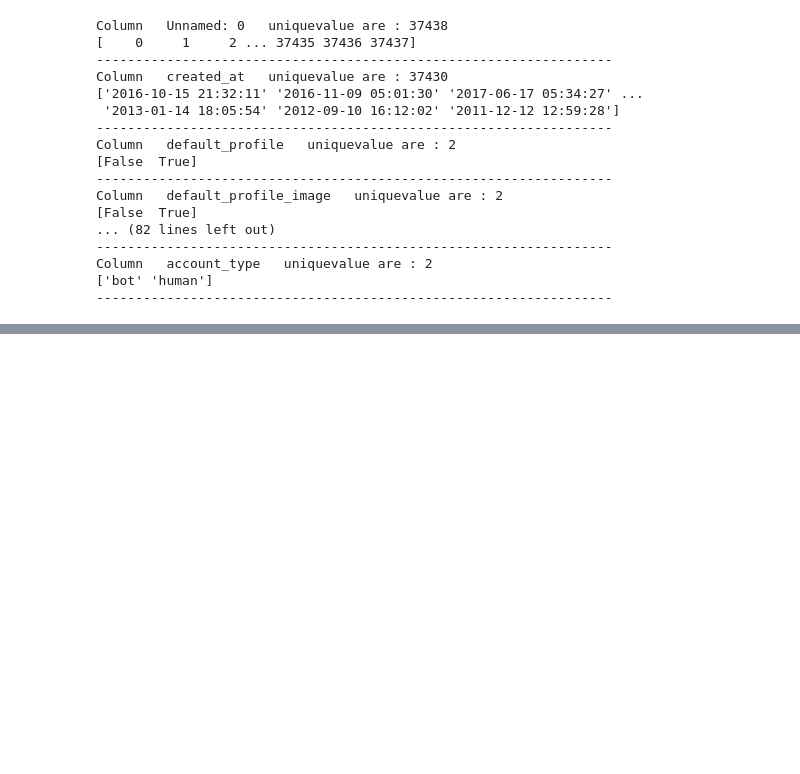
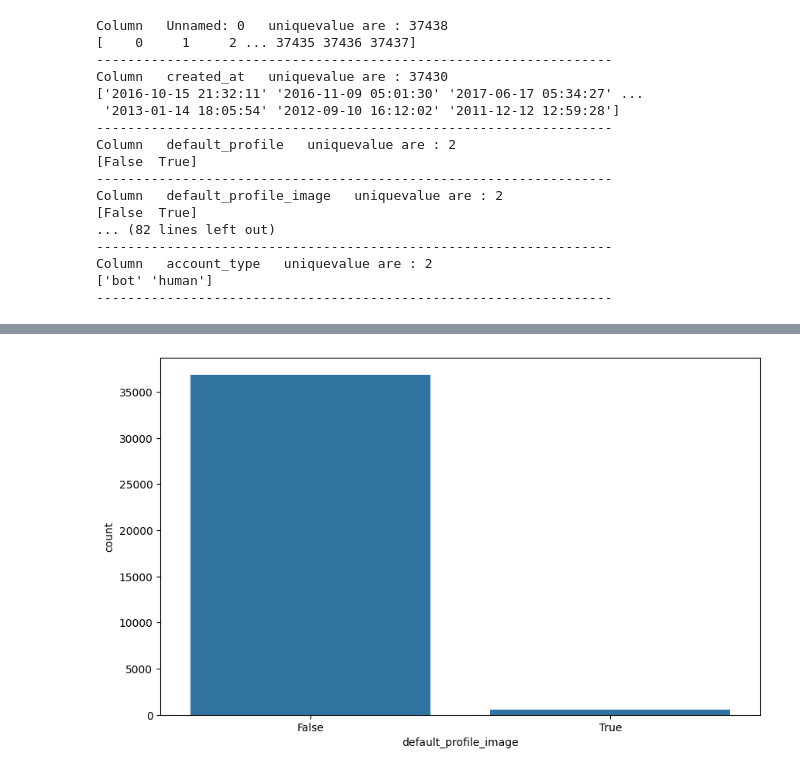
Before and after one commit to Waliya451/Fraud-Detection, a Jupyter notebook: EDA.ipynb, the cells around one changed output, grey strips where cells are left out. Drawn from its saved outputs; the diff is of its cells as text; code cells hidden in the pictures; blank space fills up the shorter version.

```diff
--- a/EDA.ipynb
+++ b/EDA.ipynb
@@ -99,0 +176,6 @@ plt.show()
+# %%
+plt.figure(figsize=(10, 6))
+sns.countplot(x="default_profile_image", data=dataset)
+plt.show()
+# %% [output]
+[figure, added]
```
Also changed, not shown: parts of 10 cells of this notebook.
